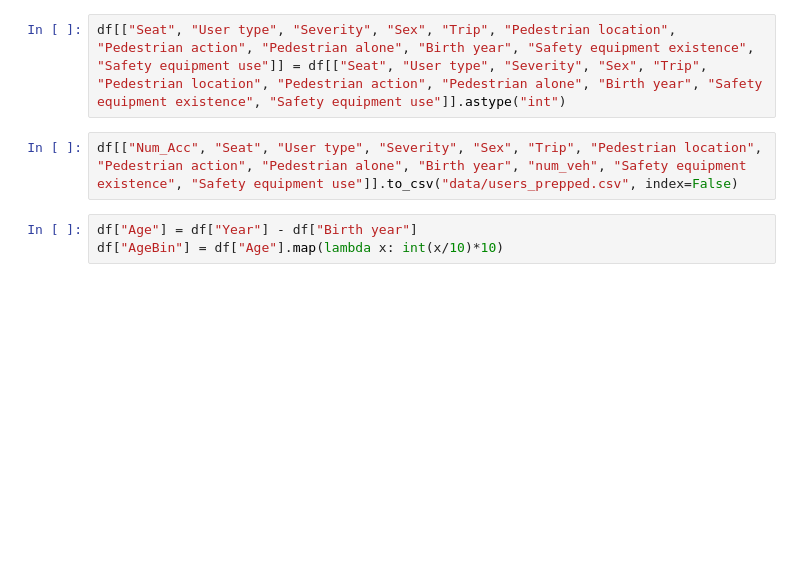
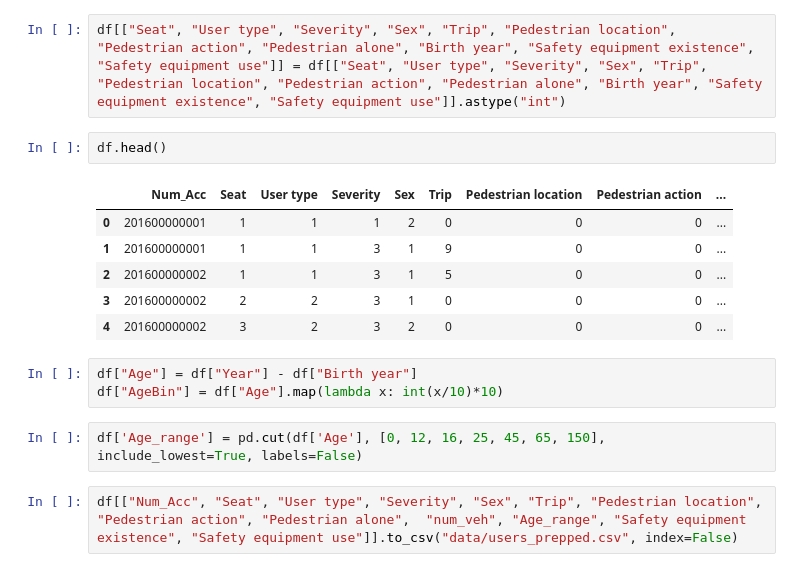
Before and after one commit to annagergaly/french-accidents, a Jupyter notebook: users.ipynb, the cells around one changed output. Cells and saved outputs as stored; diff of their text form; blank space fills up the shorter version.

```diff
--- a/users.ipynb
+++ b/users.ipynb
@@ -500,10 +568,21 @@ sns.heatmap(corr, square=True, annot=True)
 # %%
 df[["Seat", "User type", "Severity", "Sex", "Trip", "Pedestrian location", "Pedestrian action", "Pedestrian alone", "Birth year", "Safety equipment existence", "Safety equipment use"]] = df[["Seat", "User type", "Severity", "Sex", "Trip", "Pedestrian location", "Pedestrian action", "Pedestrian alone", "Birth year", "Safety equipment existence", "Safety equipment use"]].astype("int")
-# %%
-df[["Num_Acc", "Seat", "User type", "Severity", "Sex", "Trip", "Pedestrian location", "Pedestrian action", "Pedestrian alone", "Birth year", "num_veh", "Safety equipment existence", "Safety equipment use"]].to_csv("data/users_prepped.csv", index=False)
+# %%
+df.head()
+# %% [output]
+|  | Num_Acc | Seat | User type | Severity | Sex | Trip | Pedestrian location | Pedestrian action | ... |
+| 0 | 201600000001 | 1 | 1 | 1 | 2 | 0 | 0 | 0 | ... |
+| 1 | 201600000001 | 1 | 1 | 3 | 1 | 9 | 0 | 0 | ... |
+| 2 | 201600000002 | 1 | 1 | 3 | 1 | 5 | 0 | 0 | ... |
+| 3 | 201600000002 | 2 | 2 | 3 | 1 | 0 | 0 | 0 | ... |
+| 4 | 201600000002 | 3 | 2 | 3 | 2 | 0 | 0 | 0 | ... |
 # %%
 df["Age"] = df["Year"] - df["Birth year"]
 df["AgeBin"] = df["Age"].map(lambda x: int(x/10)*10)
+# %%
+df['Age_range'] = pd.cut(df['Age'], [0, 12, 16, 25, 45, 65, 150], include_lowest=True, labels=False)
+# %%
+df[["Num_Acc", "Seat", "User type", "Severity", "Sex", "Trip", "Pedestrian location", "Pedestrian action", "Pedestrian alone",  "num_veh", "Age_range", "Safety equipment existence", "Safety equipment use"]].to_csv("data/users_prepped.csv", index=False)
 # %%
 trip_map = {
     1 : "Home-Work",
```
Also changed, not shown: parts of 33 cells of this notebook, 1 other file.
